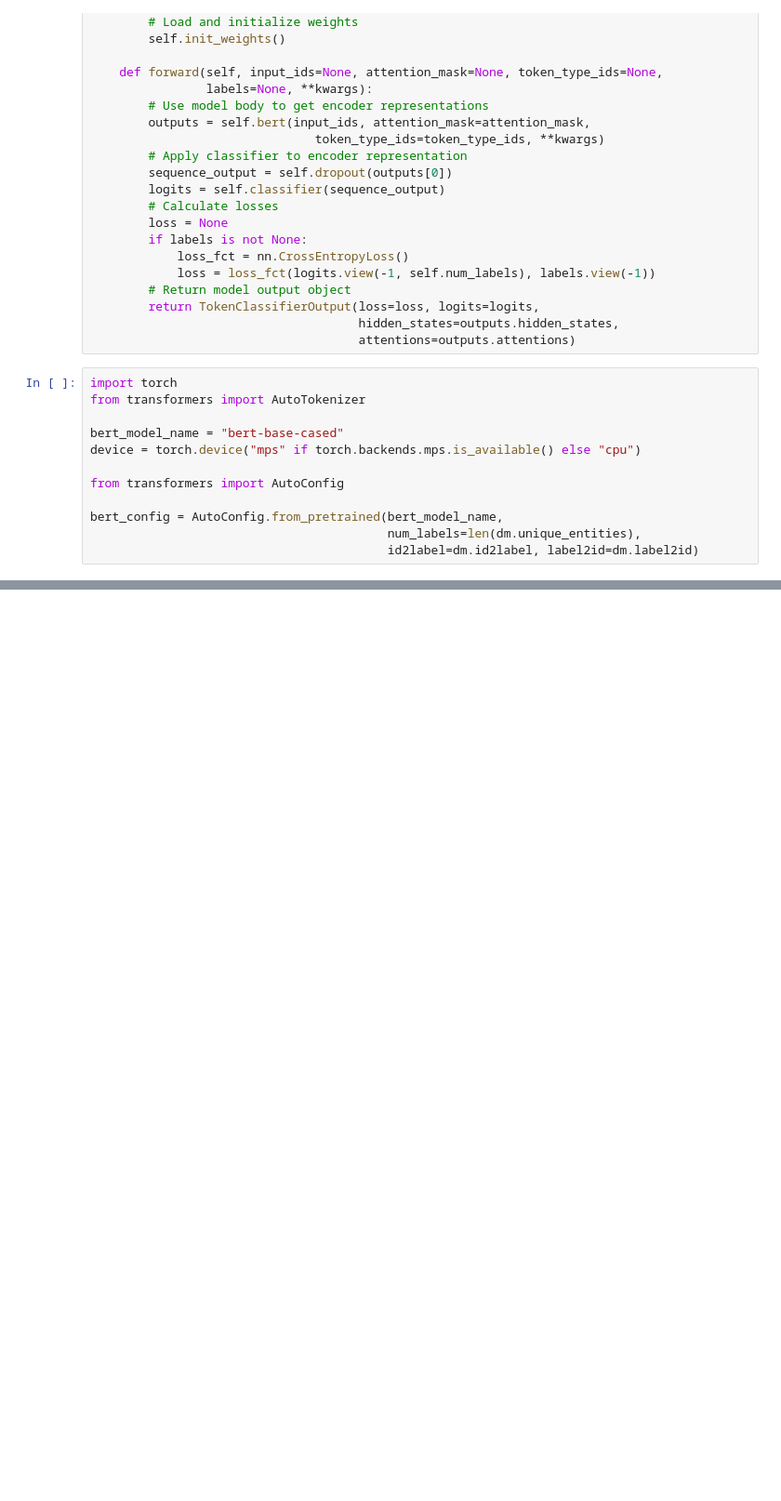
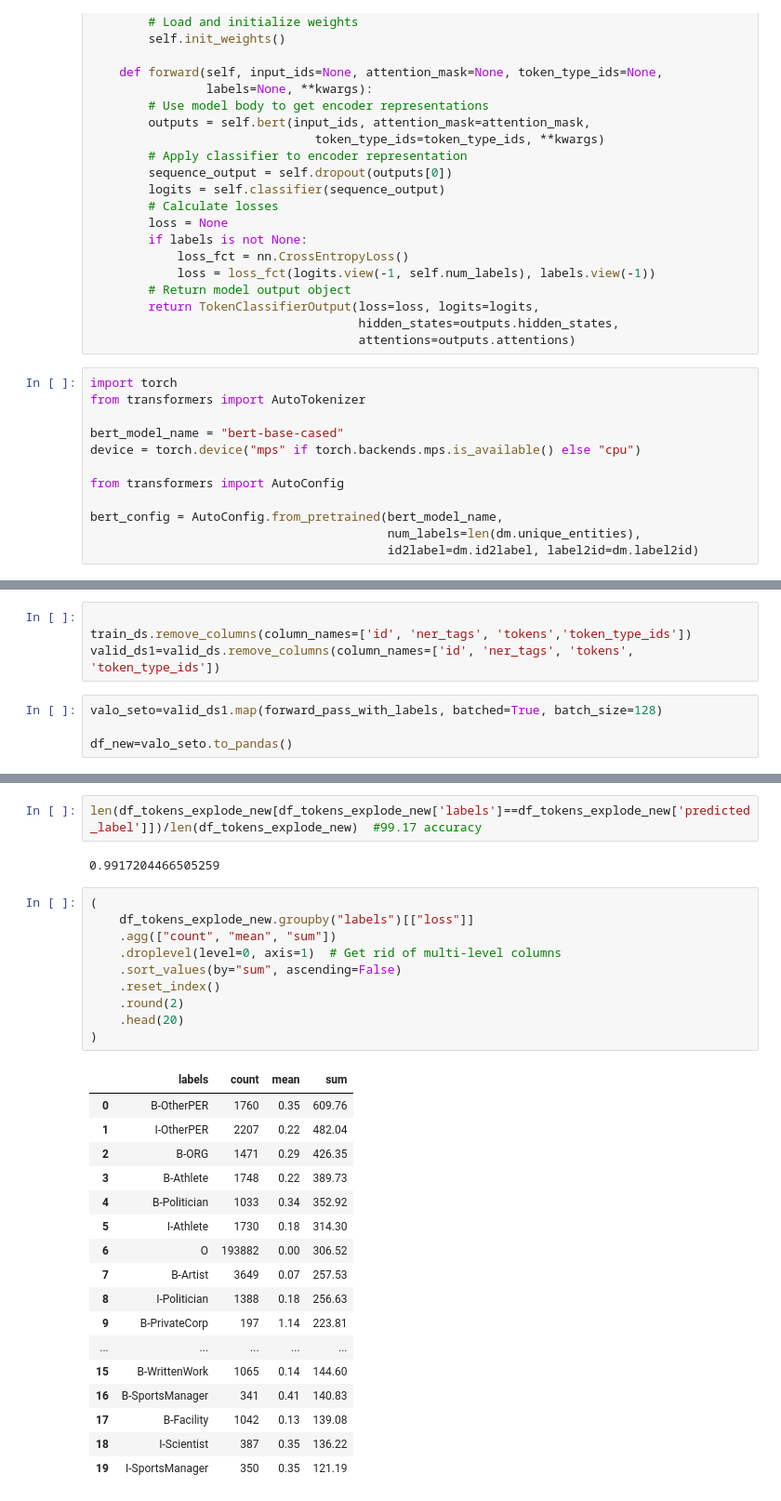
Before and after one commit to joesharratt1229/MultiCoNER, a Jupyter notebook: Fine_tuning_HF_NER_Model.ipynb, the cells around one changed output, grey strips where cells are left out. Shown: that part at 93% size. Saved outputs shown, nothing was run; the diff lists cells and outputs as text; blank space fills up the shorter version.

```diff
--- a/Fine_tuning_HF_NER_Model.ipynb
+++ b/Fine_tuning_HF_NER_Model.ipynb
@@ -312,0 +366,8 @@ You're using a BertTokenizerFast tokenizer. Please note that with a fast tokeniz
+# %%
+
+train_ds.remove_columns(column_names=['id', 'ner_tags', 'tokens','token_type_ids'])
+valid_ds1=valid_ds.remove_columns(column_names=['id', 'ner_tags', 'tokens', 'token_type_ids'])
+# %%
+valo_seto=valid_ds1.map(forward_pass_with_labels, batched=True, batch_size=128)
+
+df_new=valo_seto.to_pandas()
@@ -312,0 +412,32 @@ You're using a BertTokenizerFast tokenizer. Please note that with a fast tokeniz
+# %%
+len(df_tokens_explode_new[df_tokens_explode_new['labels']==df_tokens_explode_new['predicted_label']])/len(df_tokens_explode_new)  #99.17 accuracy
+# %% [output]
+0.9917204466505259
+# %%
+(
+    df_tokens_explode_new.groupby("labels")[["loss"]]
+    .agg(["count", "mean", "sum"])
+    .droplevel(level=0, axis=1)  # Get rid of multi-level columns
+    .sort_values(by="sum", ascending=False)
+    .reset_index()
+    .round(2)
+    .head(20)
+)
+# %% [output]
+|  | labels | count | mean | sum |
+| 0 | B-OtherPER | 1760 | 0.35 | 609.76 |
+| 1 | I-OtherPER | 2207 | 0.22 | 482.04 |
+| 2 | B-ORG | 1471 | 0.29 | 426.35 |
+| 3 | B-Athlete | 1748 | 0.22 | 389.73 |
+| 4 | B-Politician | 1033 | 0.34 | 352.92 |
+| 5 | I-Athlete | 1730 | 0.18 | 314.30 |
+| 6 | O | 193882 | 0.00 | 306.52 |
+| 7 | B-Artist | 3649 | 0.07 | 257.53 |
+| 8 | I-Politician | 1388 | 0.18 | 256.63 |
+| 9 | B-PrivateCorp | 197 | 1.14 | 223.81 |
+| ... | ... | ... | ... | ... |
+| 15 | B-WrittenWork | 1065 | 0.14 | 144.60 |
+| 16 | B-SportsManager | 341 | 0.41 | 140.83 |
+| 17 | B-Facility | 1042 | 0.13 | 139.08 |
+| 18 | I-Scientist | 387 | 0.35 | 136.22 |
+| 19 | I-SportsManager | 350 | 0.35 | 121.19 |
```
Also changed, not shown: parts of 19 cells of this notebook.
